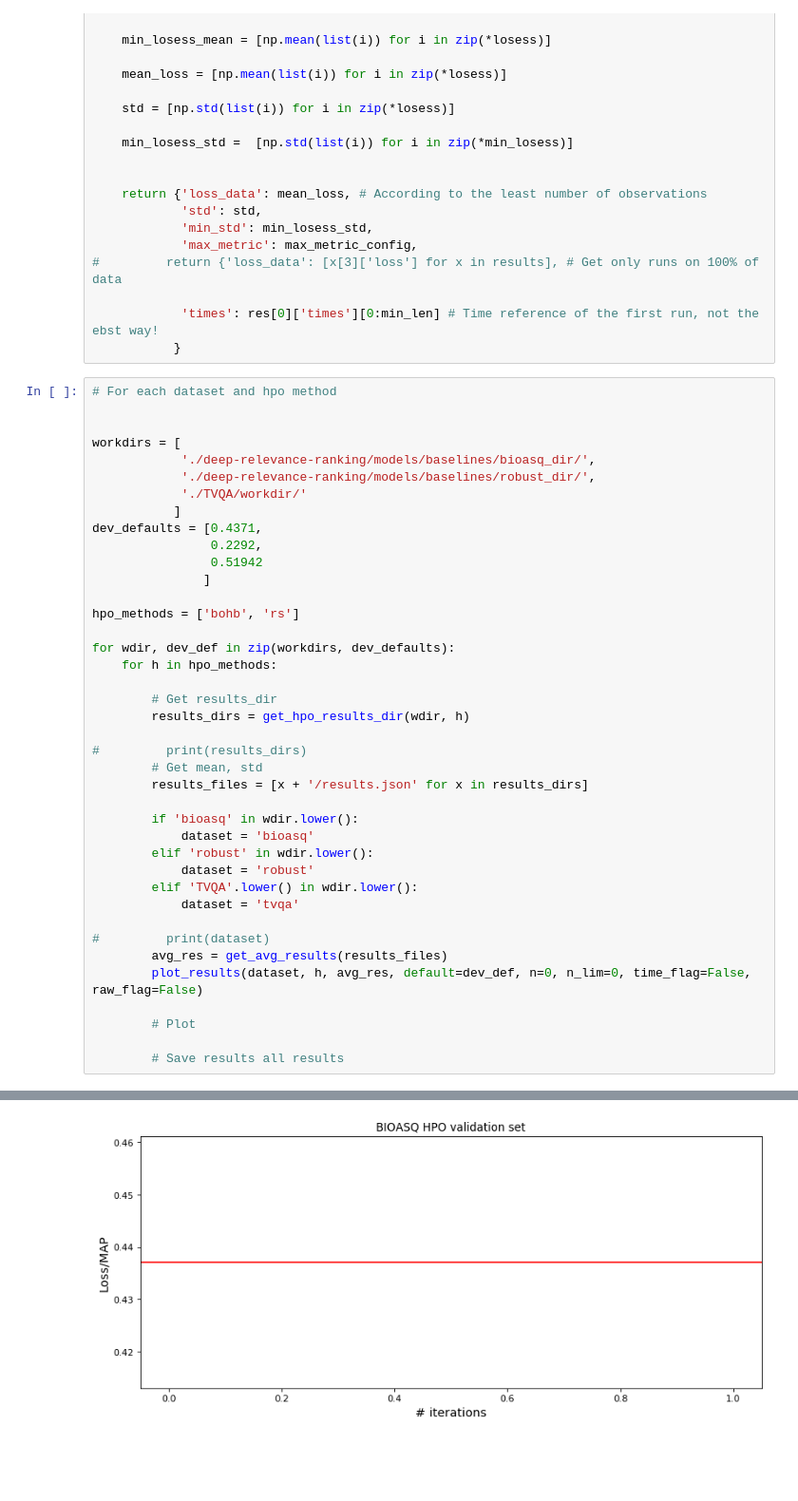
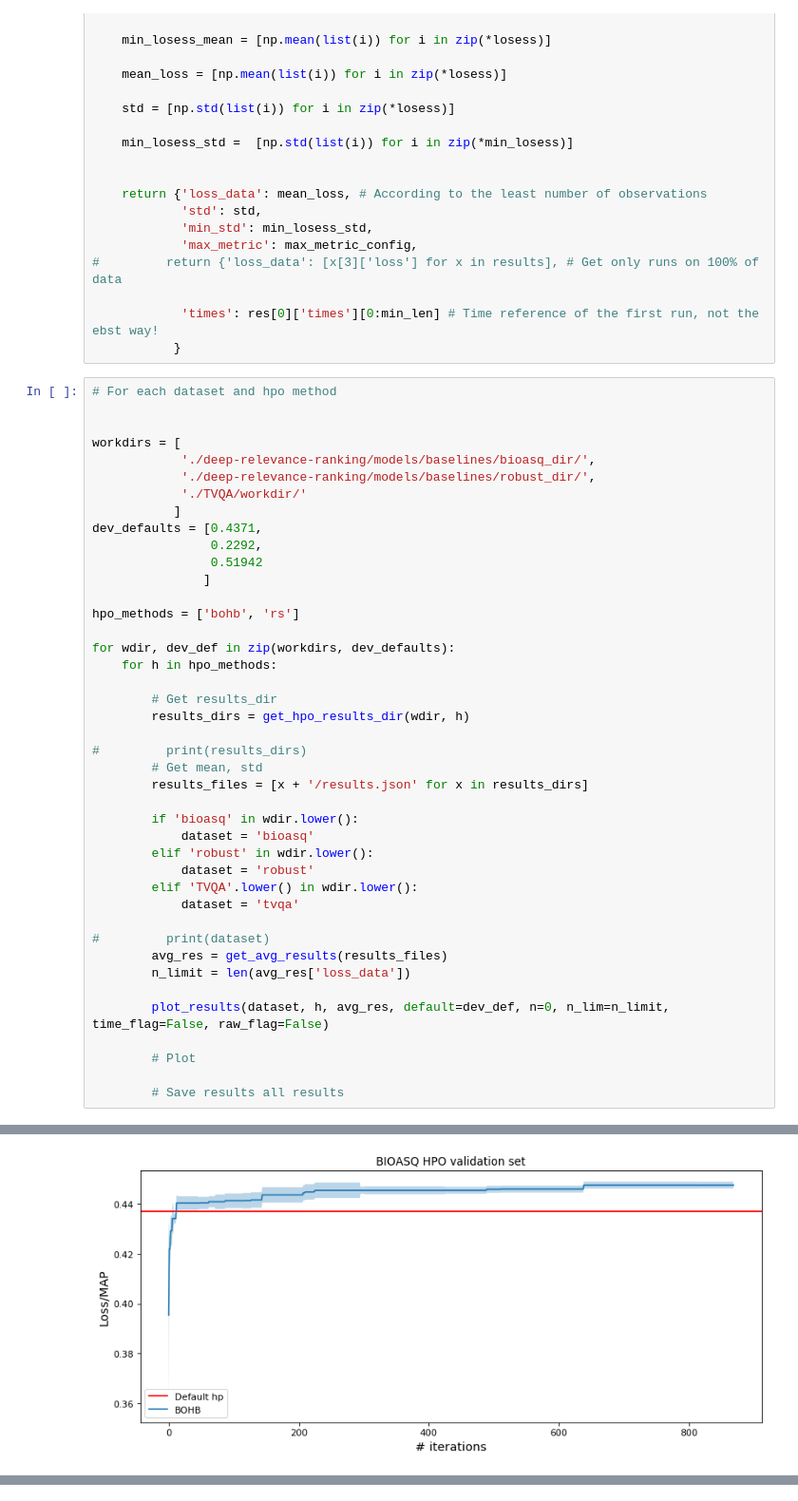
Before and after one commit to fj-morales/deep-relevance-ranking, a Jupyter notebook: models/baselines/HPO_analysis_intermediate.ipynb, the cells around one changed output, grey strips where cells are left out. Shown: that part at 95% size. Saved outputs shown, nothing was run; the diff lists cells and outputs as text; blank space fills up the shorter version.

Commit message:
HPO graphs

```diff
--- a/models/baselines/HPO_analysis_intermediate.ipynb
+++ b/models/baselines/HPO_analysis_intermediate.ipynb
@@ -213,31 +213,34 @@ for wdir, dev_def in zip(workdirs, dev_defaults):
         results_files = [x + '/results.json' for x in results_dirs]
 
         if 'bioasq' in wdir.lower():
             dataset = 'bioasq'
         elif 'robust' in wdir.lower():
             dataset = 'robust'
         elif 'TVQA'.lower() in wdir.lower():
             dataset = 'tvqa'
 
 #         print(dataset)
         avg_res = get_avg_results(results_files)
-        plot_results(dataset, h, avg_res, default=dev_def, n=0, n_lim=0, time_flag=False, raw_flag=False)
+        n_limit = len(avg_res['loss_data'])
+
+        plot_results(dataset, h, avg_res, default=dev_def, n=0, n_lim=n_limit, time_flag=False, raw_flag=False)
 
         # Plot
 
         # Save results all results
 # %% [output]
 ./deep-relevance-ranking/models/baselines/bioasq_dir/hpo_results_bohb/results.json
 Length results:  1074
 ./deep-relevance-ranking/models/baselines/bioasq_dir/hpo_results_bohb_1573636293/results.json
 Length results:  1500
 ./deep-relevance-ranking/models/baselines/bioasq_dir/hpo_results_bohb_1573758626/results.json
 Length results:  869
 ./deep-relevance-ranking/models/baselines/bioasq_dir/hpo_results_bohb_1573820947/results.json
 Length results:  870
 ./deep-relevance-ranking/models/baselines/bioasq_dir/hpo_results_bohb_1573848102/results.json
 Length results:  962
 Min sample:  869
 Max sample:  1500
 Max metric:
  ['./deep-relevance-ranking/models/baselines/bioasq_dir/hpo_results_bohb_1573758626/results.json', [100, 0, 1], 0.4518]
+[figure, new version]
@@ -245 +260,0 @@ ValueError: operands could not be broadcast together with shapes (0,) (869,)
-[figure, old version]
```
Also changed, not shown: parts of 1 cell of this notebook.
